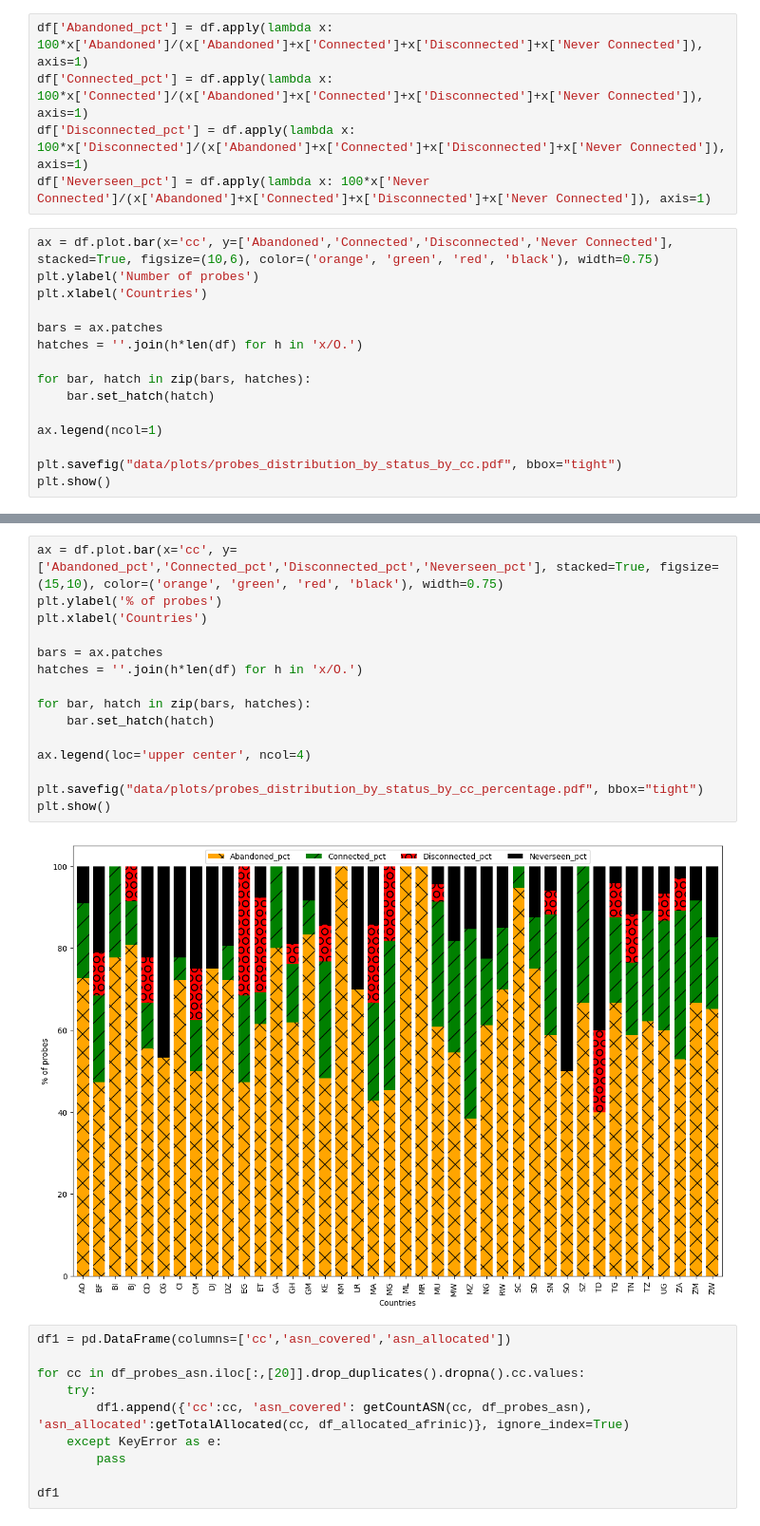
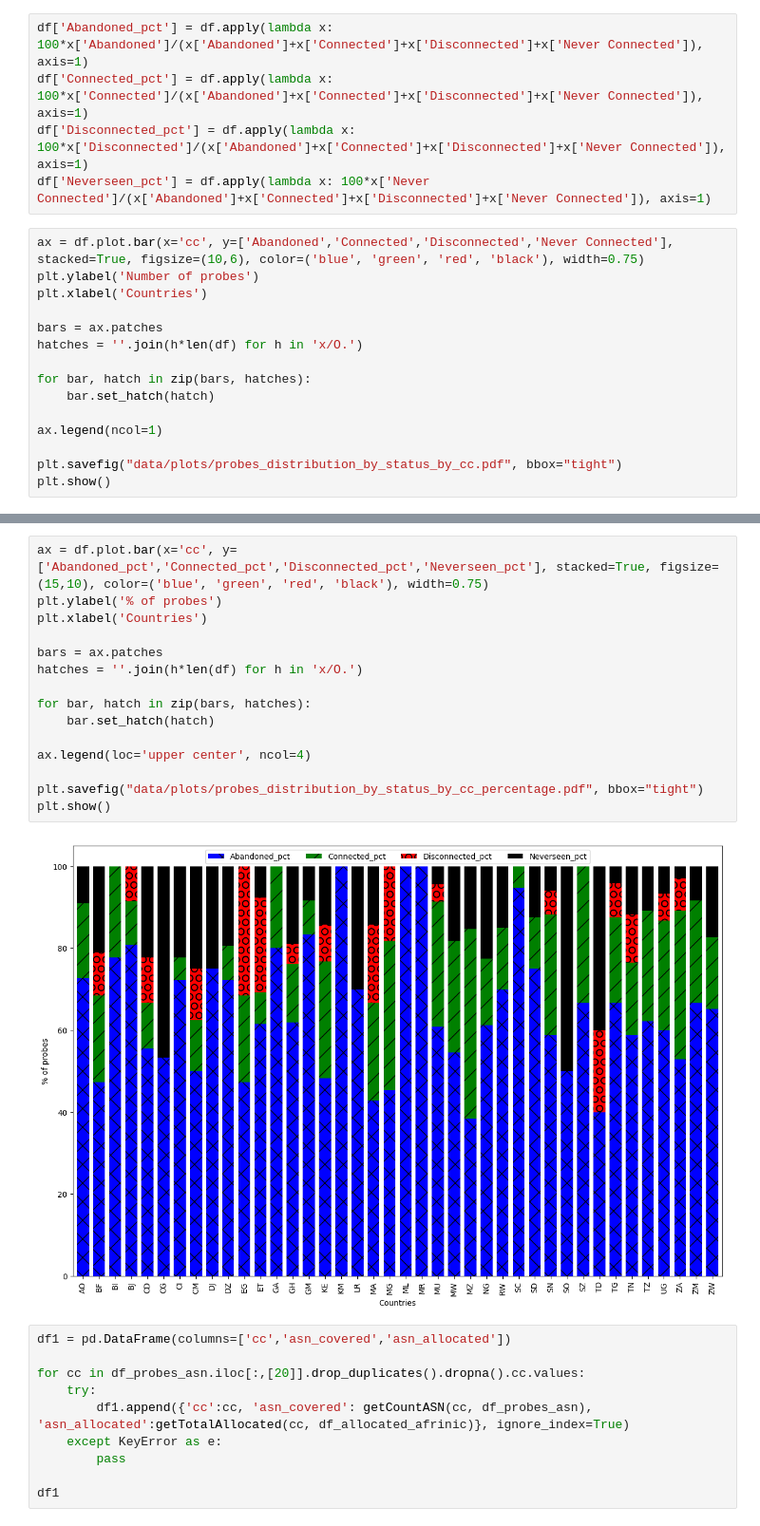
Before and after one commit to AFRINIC-Labs/Africa_Internet_Measurement_Survey, a Jupyter notebook: platforms-africa.ipynb, the cells around one changed output, grey strips where cells are left out. Shown at 95% size. Saved outputs shown, nothing was run; the diff lists cells and outputs as text.

```diff
--- a/platforms-africa.ipynb
+++ b/platforms-africa.ipynb
@@ -330,7 +330,7 @@ df['Connected_pct'] = df.apply(lambda x: 100*x['Connected']/(x['Abandoned']+x['C
 df['Disconnected_pct'] = df.apply(lambda x: 100*x['Disconnected']/(x['Abandoned']+x['Connected']+x['Disconnected']+x['Never Connected']), axis=1)
 df['Neverseen_pct'] = df.apply(lambda x: 100*x['Never Connected']/(x['Abandoned']+x['Connected']+x['Disconnected']+x['Never Connected']), axis=1)
 # %%
-ax = df.plot.bar(x='cc', y=['Abandoned','Connected','Disconnected','Never Connected'], stacked=True, figsize=(10,6), color=('orange', 'green', 'red', 'black'), width=0.75)
+ax = df.plot.bar(x='cc', y=['Abandoned','Connected','Disconnected','Never Connected'], stacked=True, figsize=(10,6), color=('blue', 'green', 'red', 'black'), width=0.75)
 plt.ylabel('Number of probes')
 plt.xlabel('Countries')
 
@@ -349,20 +349,20 @@ plt.show()
 # %%
-ax = df.plot.bar(x='cc', y=['Abandoned_pct','Connected_pct','Disconnected_pct','Neverseen_pct'], stacked=True, figsize=(15,10), color=('orange', 'green', 'red', 'black'), width=0.75)
+ax = df.plot.bar(x='cc', y=['Abandoned_pct','Connected_pct','Disconnected_pct','Neverseen_pct'], stacked=True, figsize=(15,10), color=('blue', 'green', 'red', 'black'), width=0.75)
 plt.ylabel('% of probes')
 plt.xlabel('Countries')
 
 bars = ax.patches
 hatches = ''.join(h*len(df) for h in 'x/O.')
 
 for bar, hatch in zip(bars, hatches):
     bar.set_hatch(hatch)
 
 ax.legend(loc='upper center', ncol=4)
 
 plt.savefig("data/plots/probes_distribution_by_status_by_cc_percentage.pdf", bbox="tight")
 plt.show()
 # %% [output]
-[figure, old version]
+[figure, new version]
 # %%
 df1 = pd.DataFrame(columns=['cc','asn_covered','asn_allocated'])
 
```
Also changed, not shown: parts of 10 cells of this notebook, 3 other files.
